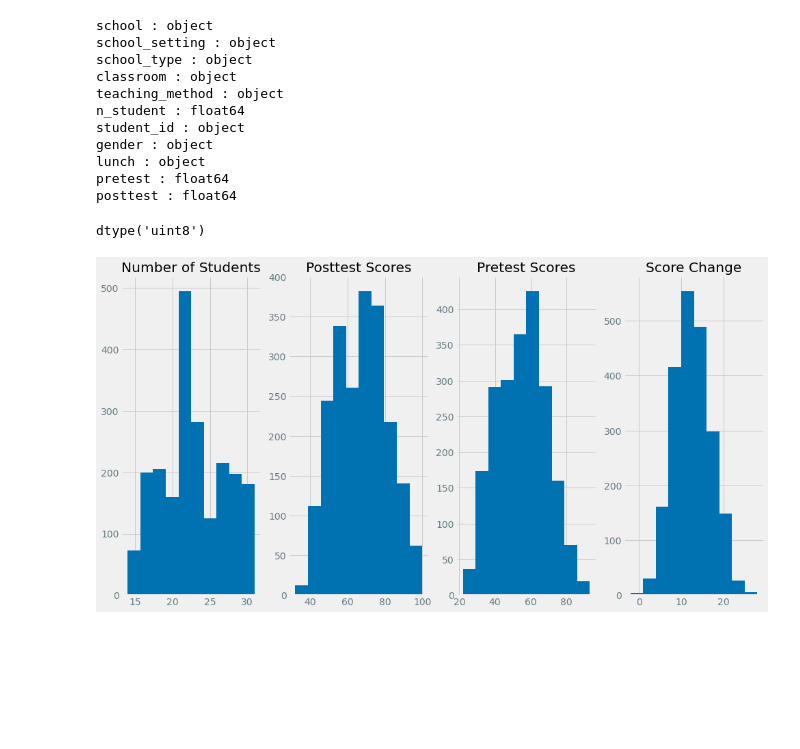
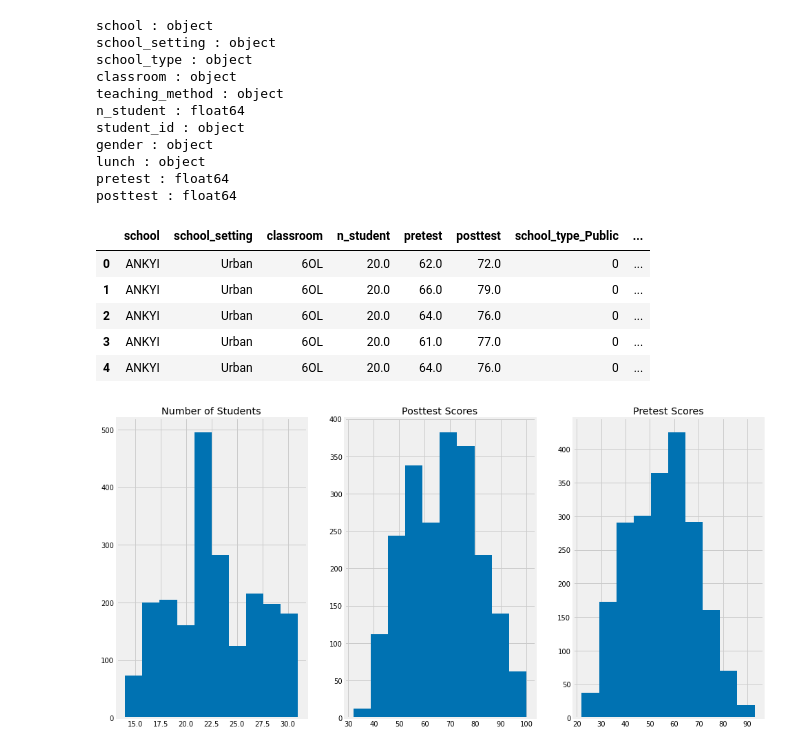
Before and after one commit to halemade/predicting-test-scores, a Jupyter notebook: code/THR_scratchwork.ipynb, the cells around one changed output. Cells and saved outputs as stored; diff of their text form; code cells hidden in the pictures; blank space fills up the shorter version.

```diff
--- a/code/THR_scratchwork.ipynb
+++ b/code/THR_scratchwork.ipynb
@@ -35,32 +37,38 @@ pretest : float64
 posttest : float64
 # %%
 #create dummies for categorical variables
-cols_to_fix = ['school','school_setting','school_type','classroom','teaching_method','gender','lunch']
+# cols_to_fix = ['school','school_setting','school_type','classroom','teaching_method','gender','lunch']
+cols_to_fix = ['school_type','teaching_method','gender','lunch']
 dummies = pd.DataFrame()
 for item in cols_to_fix:
     new = pd.get_dummies(df[item],prefix=item,drop_first=True)
     dummies = pd.concat([dummies,new],axis=1)
-# %% [output]
-dtype('uint8')
 # %%
 #drop og columns
-# df.drop(cols_to_fix,axis=1,inplace=True)
+df.drop(cols_to_fix,axis=1,inplace=True)
+df = df.drop(['student_id'],axis=1)
 # %%
 #attach og to dummies
 df = pd.concat([df,dummies],axis=1)
 #create score difference column
-df['score_growth'] = df.posttest-df.pretest
+df=df.rename(columns={"lunch_Qualifies for reduced/free lunch": "free_lunch"})
+df.head()
+# %% [output]
+|  | school | school_setting | classroom | n_student | pretest | posttest | school_type_Public | ... |
+| 0 | ANKYI | Urban | 6OL | 20.0 | 62.0 | 72.0 | 0 | ... |
+| 1 | ANKYI | Urban | 6OL | 20.0 | 66.0 | 79.0 | 0 | ... |
+| 2 | ANKYI | Urban | 6OL | 20.0 | 64.0 | 76.0 | 0 | ... |
+| 3 | ANKYI | Urban | 6OL | 20.0 | 61.0 | 77.0 | 0 | ... |
+| 4 | ANKYI | Urban | 6OL | 20.0 | 64.0 | 76.0 | 0 | ... |
 # %%
-fig,(ax1,ax2,ax3,ax4) = plt.subplots(ncols=4,nrows=1,figsize=(15,8))
+fig,(ax1,ax2,ax3) = plt.subplots(ncols=3,nrows=1,figsize=(15,8))
 plt.style.use('seaborn-colorblind')
 ax1.hist(df['n_student'],label='Number of Students')
 ax2.hist(df['posttest'])
 ax3.hist(df['pretest'])
-ax4.hist(df['score_growth'])
 ax1.title.set_text('Number of Students')
 ax2.title.set_text('Posttest Scores')
-ax3.title.set_text('Pretest Scores')
-ax4.title.set_text('Score Change');
+ax3.title.set_text('Pretest Scores');
 # %% [output]
-[figure, old version]
+[figure, new version]
 # %%
```
Also changed, not shown: parts of 13 cells of this notebook.
